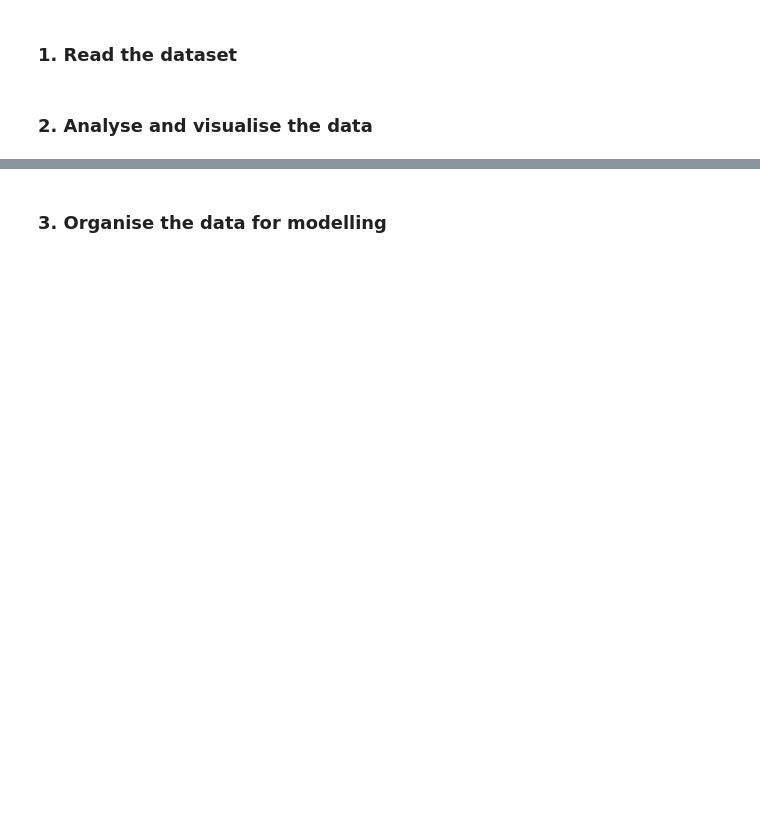
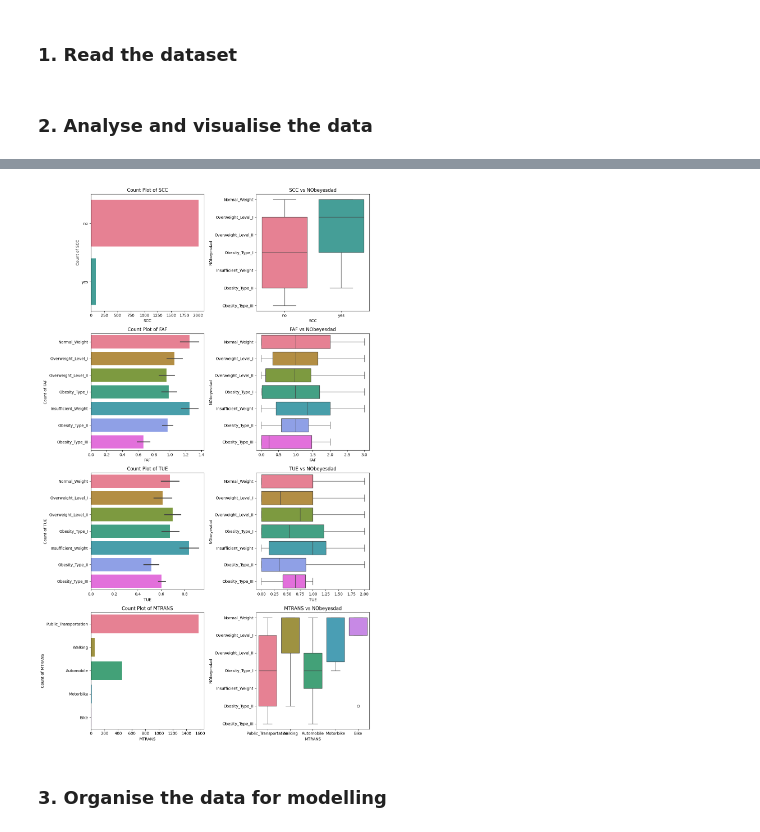
Before and after one commit to secary/compsci7306, a Jupyter notebook: mbd_a1/a1942340_dongjuma_assign1.ipynb, the cells around one changed output, grey strips where cells are left out. Saved outputs shown, nothing was run; the diff lists cells and outputs as text; code cells hidden in the pictures; blank space fills up the shorter version.

```diff
--- a/mbd_a1/a1942340_dongjuma_assign1.ipynb
+++ b/mbd_a1/a1942340_dongjuma_assign1.ipynb
@@ -46,2 +219,6 @@ import pandas as pd
+# %%
+plot_charts(od0, phyisical)
+# %% [output]
+[figure, added]
 # %% [markdown]
 ### 3. Organise the data for modelling
```
Also changed, not shown: parts of 26 cells of this notebook, 3 other files.
